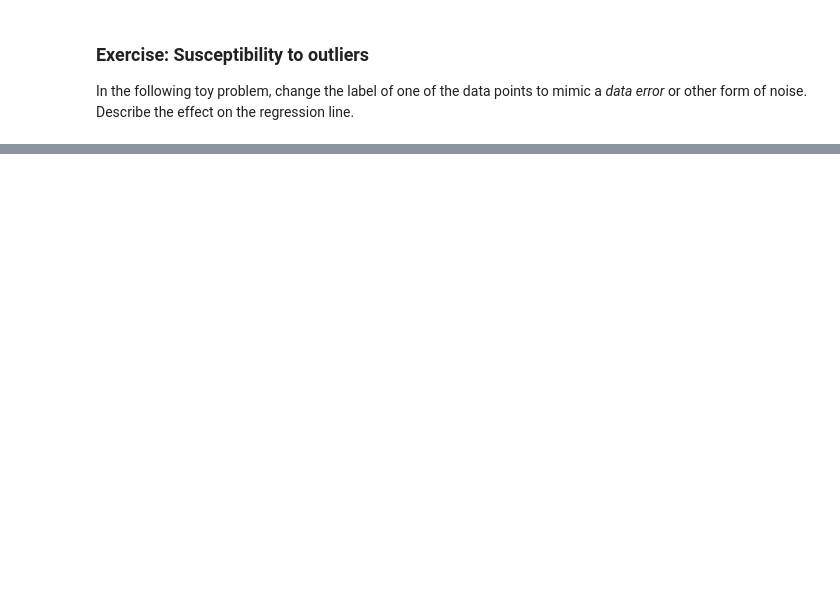
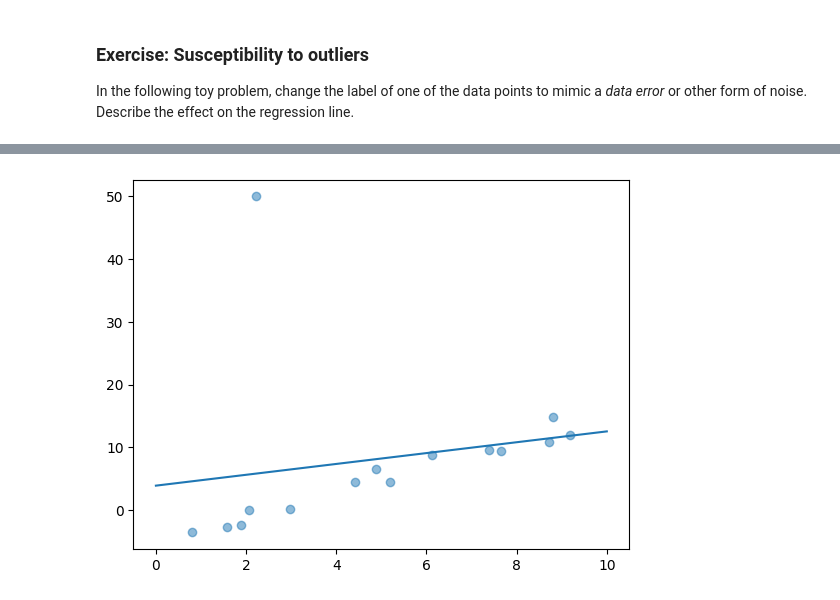
Before and after one commit to matthewm936/CS345, a Jupyter notebook: hw/exercise_08_linear_regression.ipynb, the cells around one changed output, grey strips where cells are left out. Saved outputs shown, nothing was run; the diff lists cells and outputs as text; code cells hidden in the pictures; blank space fills up the shorter version.

```diff
--- a/hw/exercise_08_linear_regression.ipynb
+++ b/hw/exercise_08_linear_regression.ipynb
@@ -138,0 +148,24 @@ plt.plot(xs, ys);
+# %%
+# copy the above code cell and change one of the data
+# points to illustrate the effect of errors / outliers
+# on the resulting model
+
+from sklearn.linear_model import LinearRegression
+
+rng = np.random.RandomState(5)
+x = 10 * rng.rand(15)
+y = 2 * x - 5 + rng.randn(15)
+y[0] = 50
+
+model = LinearRegression()
+model.fit(x[:, np.newaxis], y)
+
+xs = np.linspace(0, 10, 1000)
+ys = model.predict(xs[:, np.newaxis])
+
+plt.scatter(x, y, alpha=0.5)
+plt.plot(xs, ys);
+
+## Answer: doing this changed the slope of the line almost by the point that I added "pulling" up the line at the x= 2 area.  This outlier also messed with how well the line fit the data.  The line is now not a good fit for the data.  The RMSE would be much higher than the previous model.  This is why it is important to check for outliers and errors in the data before fitting a model.
+# %% [output]
+[figure, added]
```
Also changed, not shown: parts of 3 cells of this notebook.
